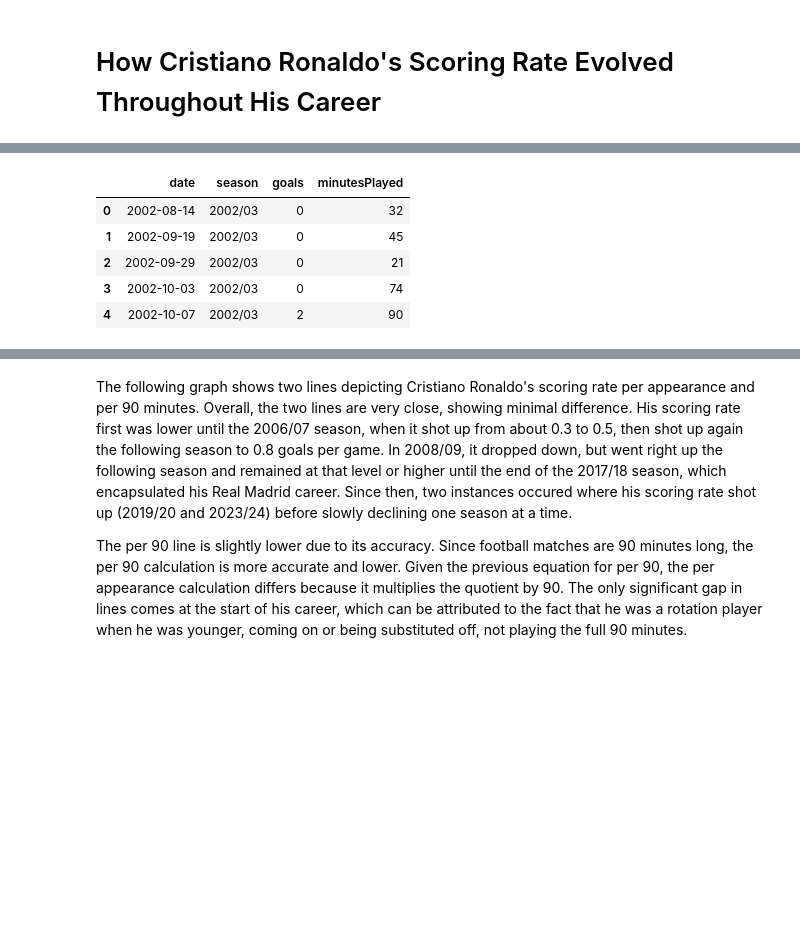
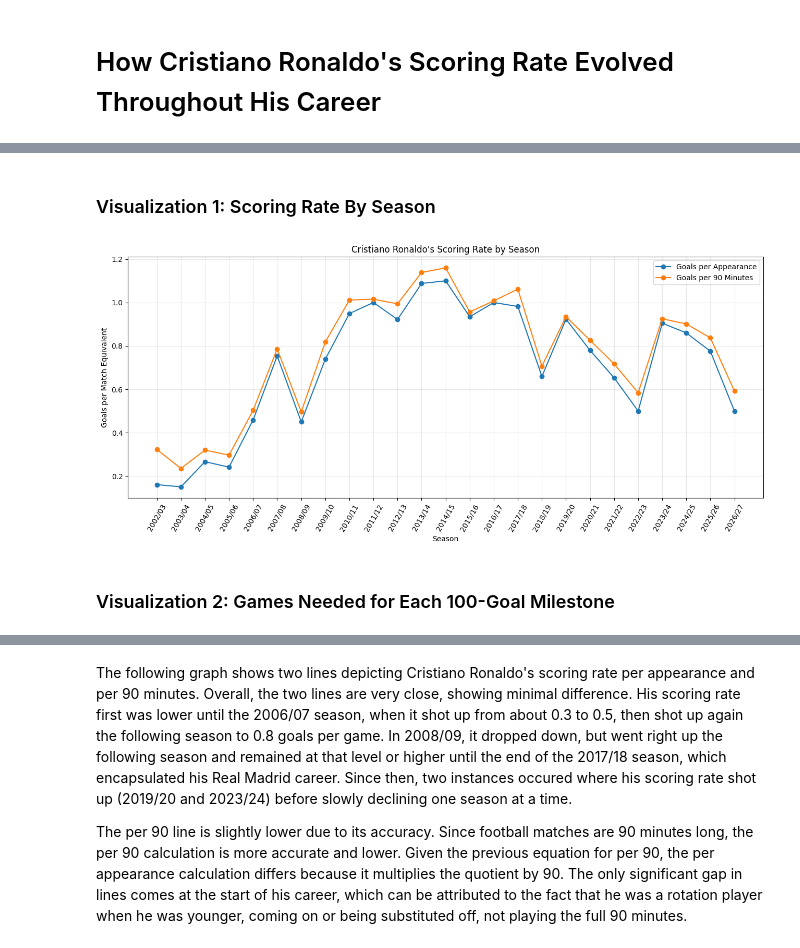
Before and after one commit to ronaldogoatsfc/cr7archive, a Jupyter notebook: data/notebooks/scoring_rate.ipynb, the cells around one changed output, grey strips where cells are left out. Drawn from its saved outputs; the diff is of its cells as text; code cells hidden in the pictures; blank space fills up the shorter version.

```diff
--- a/data/notebooks/scoring_rate.ipynb
+++ b/data/notebooks/scoring_rate.ipynb
@@ -40,19 +84,39 @@ DataFrame shape: (1340, 22)
+# %% [markdown]
+### Visualization 1: Scoring Rate By Season
 # %%
-df["date"] = pd.to_datetime(df["date"], errors="coerce")
+# Scoring Rate by Season (per match and per 90 minutes)
 
-for column in ["goals", "minutesPlayed"]:
-    df[column] = pd.to_numeric(df[column], errors="coerce")
+fig, ax = plt.subplots(figsize=(13, 6))
 
-df = df.dropna(subset=["date", "season", "goals", "minutesPlayed"])
+ax.plot(
+    season_stats_all["season"],
+    season_stats_all["goals_per_appearance"],
+    marker="o",
+    label="Goals per Appearance"
+)
 
-df = df.sort_values("date").reset_index(drop=True)
+ax.plot(
+    season_stats_all["season"],
+    season_stats_all["goals_per_90"],
+    marker="o",
+    label="Goals per 90 Minutes"
+)
 
-df[["date", "season", "goals", "minutesPlayed"]].head()
+ax.set_title("Cristiano Ronaldo's Scoring Rate by Season")
+ax.set_xlabel("Season")
+ax.set_ylabel("Goals per Match Equivalent")
+ax.tick_params(axis="x", rotation=60)
+ax.grid(True, alpha=0.3)
+ax.legend()
+fig.tight_layout()
+
+fig.savefig(
+    output_dir / "ronaldo-scoring-rate-by-season.png",
+    dpi=200, bbox_inches="tight"
+)
+plt.show()
 # %% [output]
-|  | date | season | goals | minutesPlayed |
-| 0 | 2002-08-14 | 2002/03 | 0 | 32 |
-| 1 | 2002-09-19 | 2002/03 | 0 | 45 |
-| 2 | 2002-09-29 | 2002/03 | 0 | 21 |
-| 3 | 2002-10-03 | 2002/03 | 0 | 74 |
-| 4 | 2002-10-07 | 2002/03 | 2 | 90 |
+[figure, added]
+# %% [markdown]
+### Visualization 2: Games Needed for Each 100-Goal Milestone
 # %%
```
Also changed, not shown: parts of 11 cells of this notebook, 11 other files.
